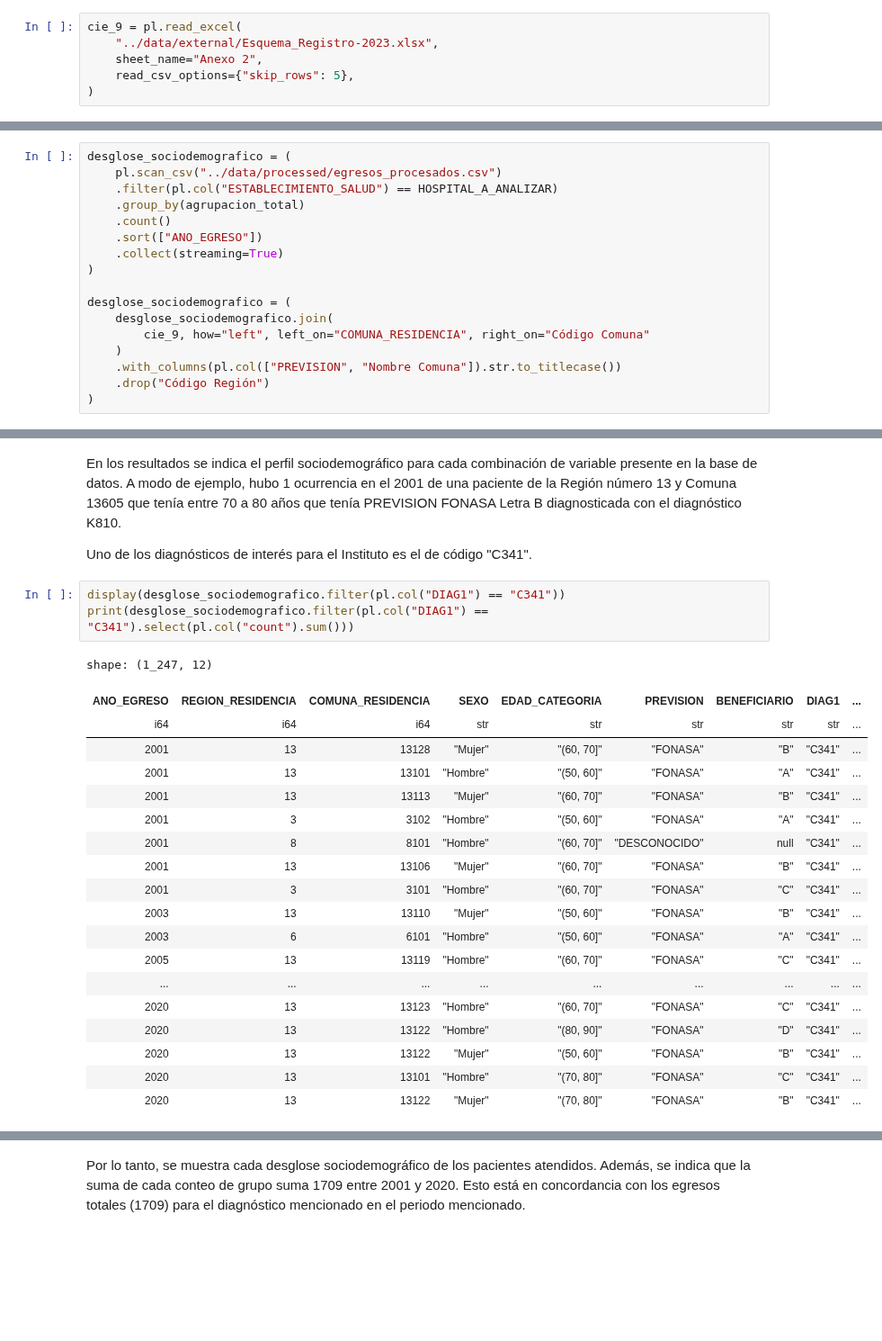
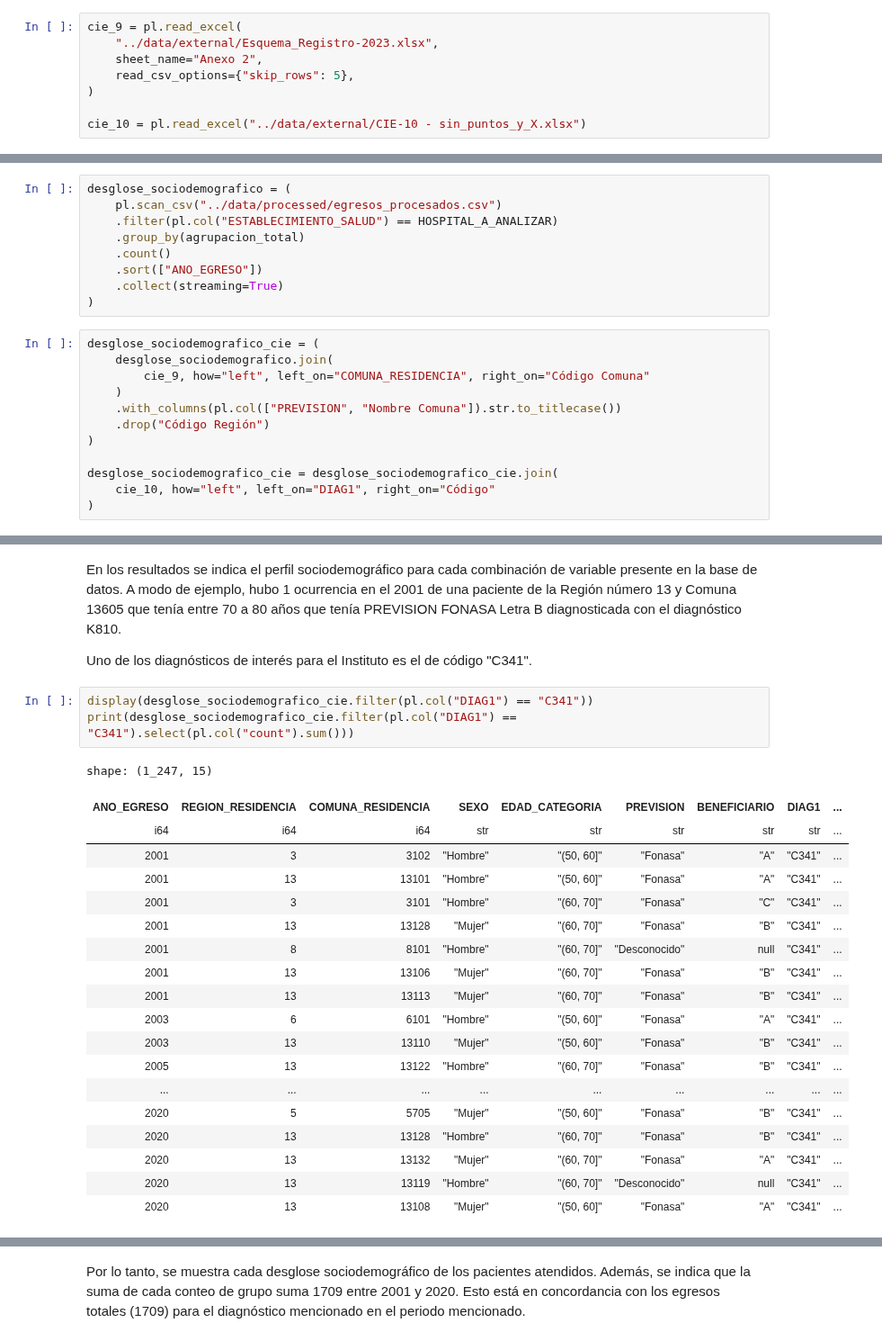
Before and after one commit to JavierRojas14/egresos-hospitalarios, a Jupyter notebook: notebooks/2.0-jrb-sociodemographic-analysis.ipynb, the cells around one changed output, grey strips where cells are left out. Shown at 90% size. Cells and saved outputs as stored; diff of their text form; blank space fills up the shorter version.

```diff
--- a/notebooks/2.0-jrb-sociodemographic-analysis.ipynb
+++ b/notebooks/2.0-jrb-sociodemographic-analysis.ipynb
@@ -32,3 +32,5 @@ cie_9 = pl.read_excel(
     sheet_name="Anexo 2",
     read_csv_options={"skip_rows": 5},
 )
+
+cie_10 = pl.read_excel("../data/external/CIE-10 - sin_puntos_y_X.xlsx")
@@ -72,12 +96,16 @@ desglose_sociodemografico = (
     .sort(["ANO_EGRESO"])
     .collect(streaming=True)
 )
-
-desglose_sociodemografico = (
-    desglose_sociodemografico.join(
-        cie_9, how="left", left_on="COMUNA_RESIDENCIA", right_on="Código Comuna"
-    )
-    .with_columns(pl.col(["PREVISION", "Nombre Comuna"]).str.to_titlecase())
-    .drop("Código Región")
-)
+# %%
+desglose_sociodemografico_cie = (
+    desglose_sociodemografico.join(
+        cie_9, how="left", left_on="COMUNA_RESIDENCIA", right_on="Código Comuna"
+    )
+    .with_columns(pl.col(["PREVISION", "Nombre Comuna"]).str.to_titlecase())
+    .drop("Código Región")
+)
+
+desglose_sociodemografico_cie = desglose_sociodemografico_cie.join(
+    cie_10, how="left", left_on="DIAG1", right_on="Código"
+)
 # %%
@@ -99,28 +127,28 @@ con el diagnóstico K810.
 
 Uno de los diagnósticos de interés para el Instituto es el de código "C341".
 # %%
-display(desglose_sociodemografico.filter(pl.col("DIAG1") == "C341"))
-print(desglose_sociodemografico.filter(pl.col("DIAG1") == "C341").select(pl.col("count").sum()))
+display(desglose_sociodemografico_cie.filter(pl.col("DIAG1") == "C341"))
+print(desglose_sociodemografico_cie.filter(pl.col("DIAG1") == "C341").select(pl.col("count").sum()))
 # %% [output]
-shape: (1_247, 12)
+shape: (1_247, 15)
 | ANO_EGRESO | REGION_RESIDENCIA | COMUNA_RESIDENCIA | SEXO | EDAD_CATEGORIA | PREVISION | BENEFICIARIO | DIAG1 | ... |
 | i64 | i64 | i64 | str | str | str | str | str | ... |
-| 2001 | 13 | 13128 | "Mujer" | "(60, 70]" | "FONASA" | "B" | "C341" | ... |
-| 2001 | 13 | 13101 | "Hombre" | "(50, 60]" | "FONASA" | "A" | "C341" | ... |
-| 2001 | 13 | 13113 | "Mujer" | "(60, 70]" | "FONASA" | "B" | "C341" | ... |
-| 2001 | 3 | 3102 | "Hombre" | "(50, 60]" | "FONASA" | "A" | "C341" | ... |
-| 2001 | 8 | 8101 | "Hombre" | "(60, 70]" | "DESCONOCIDO" | null | "C341" | ... |
-| 2001 | 13 | 13106 | "Mujer" | "(60, 70]" | "FONASA" | "B" | "C341" | ... |
-| 2001 | 3 | 3101 | "Hombre" | "(60, 70]" | "FONASA" | "C" | "C341" | ... |
-| 2003 | 13 | 13110 | "Mujer" | "(50, 60]" | "FONASA" | "B" | "C341" | ... |
-| 2003 | 6 | 6101 | "Hombre" | "(50, 60]" | "FONASA" | "A" | "C341" | ... |
-| 2005 | 13 | 13119 | "Hombre" | "(60, 70]" | "FONASA" | "C" | "C341" | ... |
+| 2001 | 3 | 3102 | "Hombre" | "(50, 60]" | "Fonasa" | "A" | "C341" | ... |
+| 2001 | 13 | 13101 | "Hombre" | "(50, 60]" | "Fonasa" | "A" | "C341" | ... |
+| 2001 | 3 | 3101 | "Hombre" | "(60, 70]" | "Fonasa" | "C" | "C341" | ... |
+| 2001 | 13 | 13128 | "Mujer" | "(60, 70]" | "Fonasa" | "B" | "C341" | ... |
+| 2001 | 8 | 8101 | "Hombre" | "(60, 70]" | "Desconocido" | null | "C341" | ... |
+| 2001 | 13 | 13106 | "Mujer" | "(60, 70]" | "Fonasa" | "B" | "C341" | ... |
+| 2001 | 13 | 13113 | "Mujer" | "(60, 70]" | "Fonasa" | "B" | "C341" | ... |
+| 2003 | 6 | 6101 | "Hombre" | "(50, 60]" | "Fonasa" | "A" | "C341" | ... |
+| 2003 | 13 | 13110 | "Mujer" | "(50, 60]" | "Fonasa" | "B" | "C341" | ... |
+| 2005 | 13 | 13122 | "Hombre" | "(60, 70]" | "Fonasa" | "B" | "C341" | ... |
 | ... | ... | ... | ... | ... | ... | ... | ... | ... |
-| 2020 | 13 | 13123 | "Hombre" | "(60, 70]" | "FONASA" | "C" | "C341" | ... |
-| 2020 | 13 | 13122 | "Hombre" | "(80, 90]" | "FONASA" | "D" | "C341" | ... |
-| 2020 | 13 | 13122 | "Mujer" | "(50, 60]" | "FONASA" | "B" | "C341" | ... |
-| 2020 | 13 | 13101 | "Hombre" | "(70, 80]" | "FONASA" | "C" | "C341" | ... |
-| 2020 | 13 | 13122 | "Mujer" | "(70, 80]" | "FONASA" | "B" | "C341" | ... |
+| 2020 | 5 | 5705 | "Mujer" | "(50, 60]" | "Fonasa" | "B" | "C341" | ... |
+| 2020 | 13 | 13128 | "Hombre" | "(60, 70]" | "Fonasa" | "B" | "C341" | ... |
+| 2020 | 13 | 13132 | "Mujer" | "(60, 70]" | "Fonasa" | "A" | "C341" | ... |
+| 2020 | 13 | 13119 | "Hombre" | "(60, 70]" | "Desconocido" | null | "C341" | ... |
+| 2020 | 13 | 13108 | "Mujer" | "(50, 60]" | "Fonasa" | "A" | "C341" | ... |
 shape: (1, 1)
 ┌───────┐
 │ count │
```
Also changed, not shown: parts of 3 cells of this notebook.
